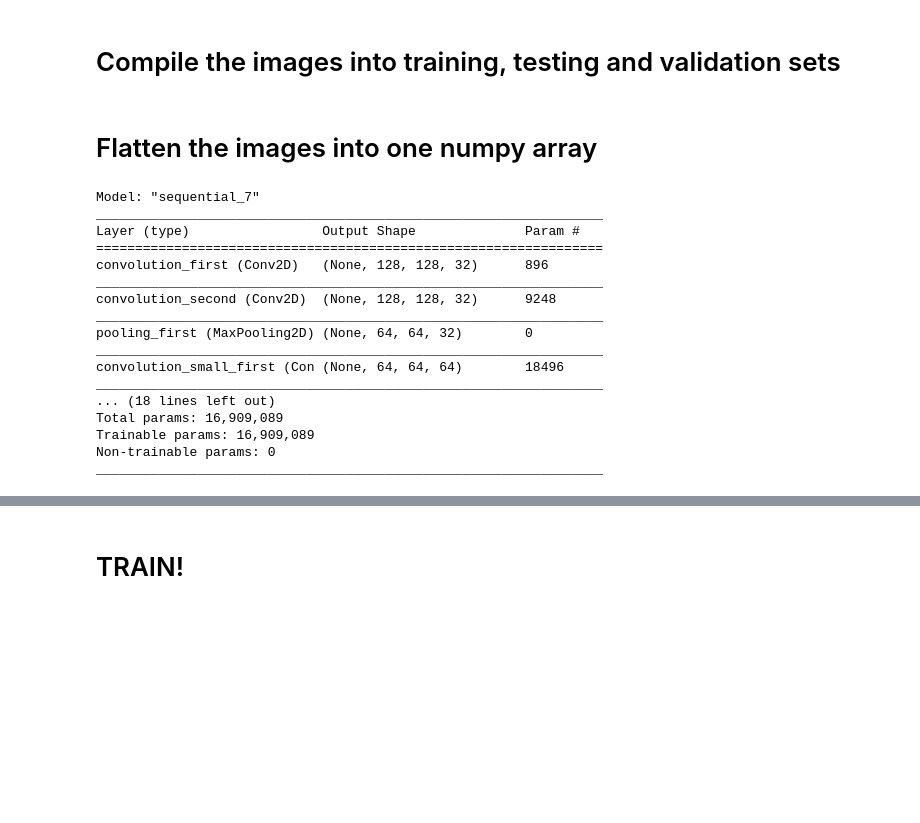
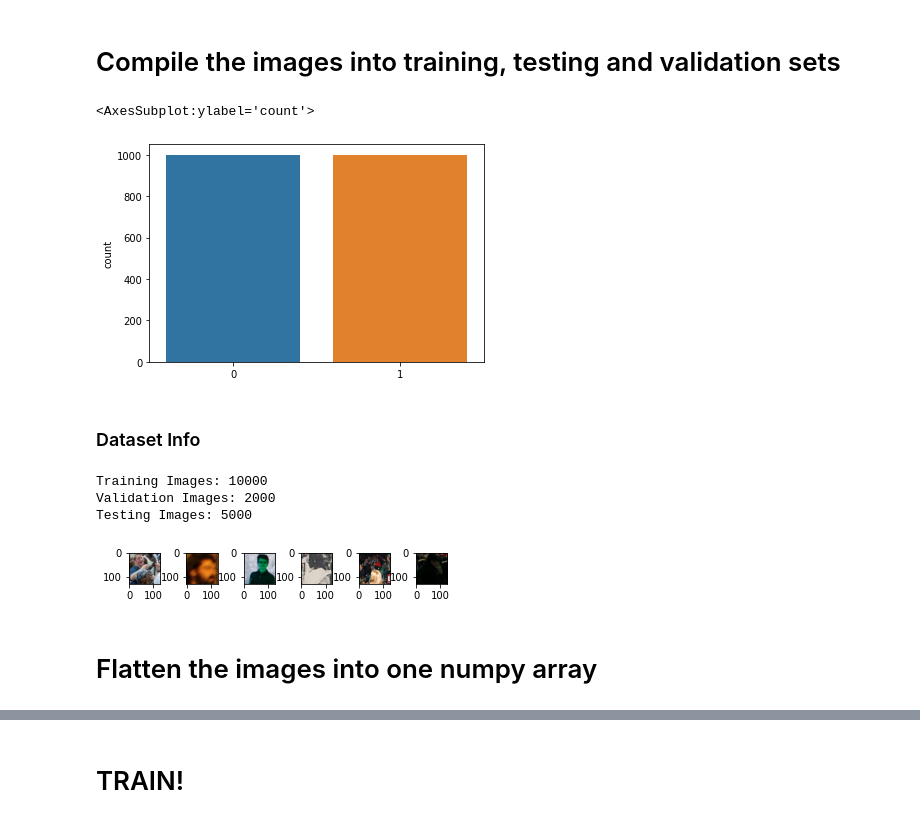
Before and after one commit to AidoP/IS-Project, a Jupyter notebook: cnn/cnn.ipynb, the cells around one changed output, grey strips where cells are left out. Saved outputs shown, nothing was run; the diff lists cells and outputs as text; code cells hidden in the pictures; blank space fills up the shorter version.

```diff
--- a/cnn/cnn.ipynb
+++ b/cnn/cnn.ipynb
@@ -73,10 +96,10 @@ def compile(images):
     labels = numpy.ndarray((len(images)), dtype = numpy.uint8)
     for index, image in enumerate(images):
         image_data = scikit_io.imread(image)
-        # Remove greyscale images
+        # Make greyscale images have all 3 channels
         if (len(image_data.shape) != 3):
             image_data = numpy.stack([image_data]*3, axis = -1)
-        dataset[index] = image_data
+        dataset[index] = image_data[:,:,:3]
         labels[index] = 0 if "women" in image else 1
     return dataset, labels
 # %%
@@ -89,9 +115,30 @@ testing_images = training_images_men + training_images_women
 # %%
-TRAINING_SIZE_HALF = 1000
-VALIDATION_SIZE_HALF = TRAINING_SIZE_HALF + 500
+TRAINING_SIZE_HALF = 5000
+VALIDATION_SIZE_HALF = TRAINING_SIZE_HALF + 1000
 training_data, training_labels = compile(training_images_men[:TRAINING_SIZE_HALF] + training_images_women[:TRAINING_SIZE_HALF])
 validation_data, validation_labels = compile(training_images_men[TRAINING_SIZE_HALF:VALIDATION_SIZE_HALF] + training_images_women[TRAINING_SIZE_HALF:VALIDATION_SIZE_HALF])
-testing_data, testing_images = compile(testing_images)
+testing_data, testing_labels = compile(testing_images[:5000])
+# %%
+seaborn.countplot(validation_labels)
+# %% [output]
+<AxesSubplot:ylabel='count'>
+[figure, added]
+# %% [markdown]
+### Dataset Info
+# %%
+print(f"Training Images: {len(training_data)}\nValidation Images: {len(validation_data)}\nTesting Images: {len(testing_data)}")
+# %% [output]
+Training Images: 10000
+Validation Images: 2000
+Testing Images: 5000
+# %%
+plot = matplot_plot.figure()
+for index, image in enumerate(validation_data[:6]):
+    plot.add_subplot(6, 6, index + 1)
+    matplot_plot.imshow(image)
+matplot_plot.show()
+# %% [output]
+[figure, added]
 # %% [markdown]
 # Flatten the images into one numpy array
 # %%
@@ -113,28 +160,3 @@ def create_model():
     ])
     model.compile(loss = "binary_crossentropy", optimizer = keras.optimizers.RMSprop(learning_rate=1e-4), metrics = [ "accuracy" ])
     return model
-# %%
-barnet = create_model()
-barnet.summary()
-callbacks = [
-    keras.callbacks.History(),
-    keras.callbacks.EarlyStopping(monitor = "loss", patience = 10, verbose = 1, mode = "auto")
-]
-# %% [output]
-Model: "sequential_7"
-_________________________________________________________________
-Layer (type)                 Output Shape              Param #
-=================================================================
-convolution_first (Conv2D)   (None, 128, 128, 32)      896
-_________________________________________________________________
-convolution_second (Conv2D)  (None, 128, 128, 32)      9248
-_________________________________________________________________
-pooling_first (MaxPooling2D) (None, 64, 64, 32)        0
-_________________________________________________________________
-convolution_small_first (Con (None, 64, 64, 64)        18496
-_________________________________________________________________
-... (18 lines left out)
-Total params: 16,909,089
-Trainable params: 16,909,089
-Non-trainable params: 0
-_________________________________________________________________
```
Also changed, not shown: parts of 12 cells of this notebook.
